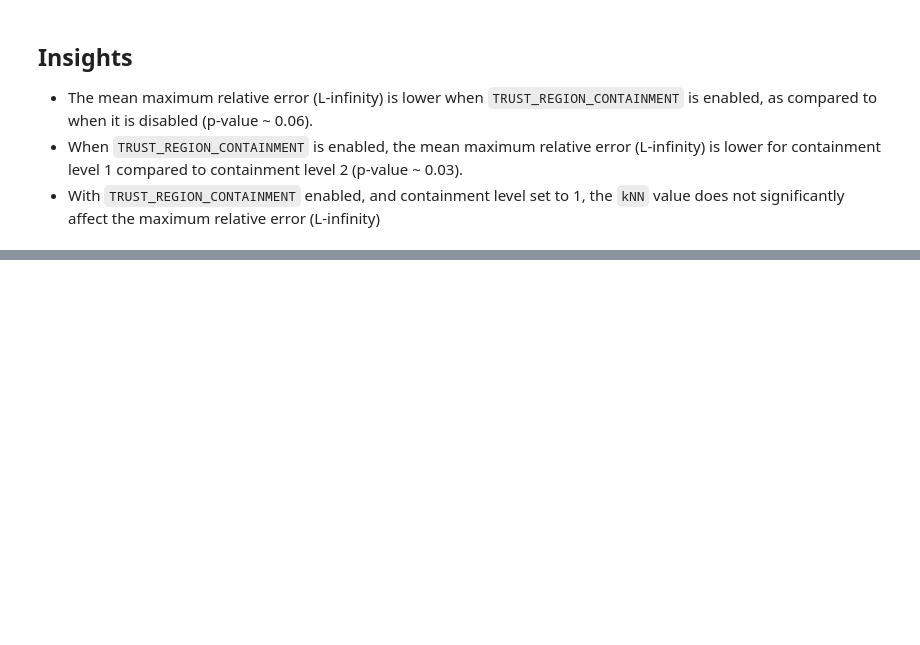
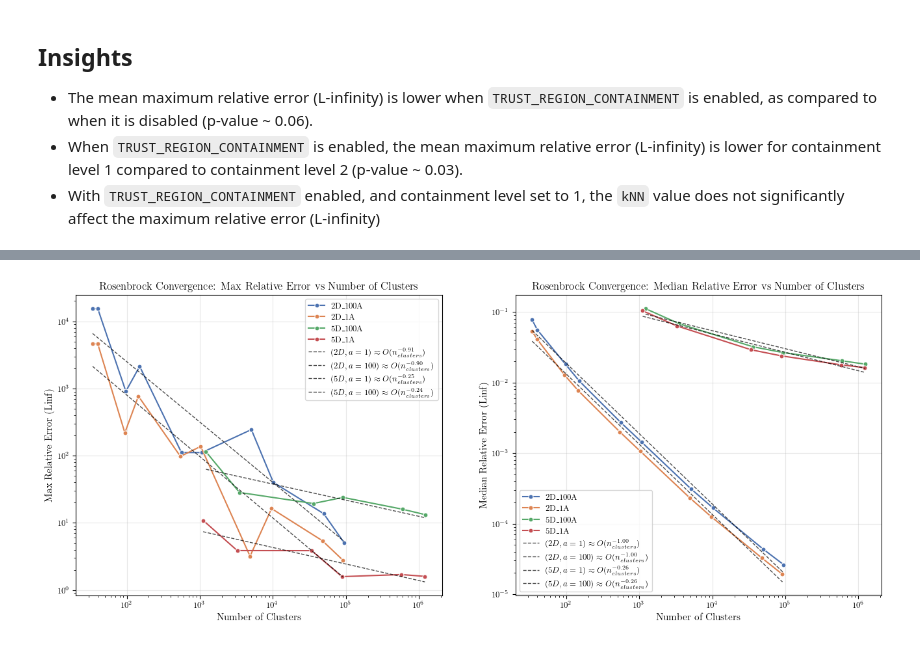
Before and after one commit to ut-padas/affini, a Jupyter notebook: ics26_eda.ipynb, the cells around one changed output, grey strips where cells are left out. Cells and saved outputs as stored; diff of their text form; code cells hidden in the pictures; blank space fills up the shorter version.

```diff
--- a/ics26_eda.ipynb
+++ b/ics26_eda.ipynb
@@ -900,0 +983,85 @@ plt.grid(True, which="both", ls="--", lw=0.5)
+# %%
+#  plot line plot of  n_clusters vs max_rel_error_linf
+plt.figure(figsize=(16, 6))
+plt.subplot(1, 2, 1)
+sns.lineplot(
+    data=df_rb_no_cont,
+    x="n_clusters",
+    y="max_rel_error_linf",
+    hue="rosenbrock_DIM_A",
+    marker="o",
+    palette=PALETTE,
+)
+# Fit line to each series to estimate cluster growth rate
+for (dim, a_val), group in df_rb_no_cont.groupby(["dim", "ROSENBROCK_A"]):
+    # Skip nan or inf values
+    group = group.where(~group.isin([np.inf, -np.inf]), np.nan).dropna(
+        subset=["n_clusters", "max_rel_error_linf"]
+    )
+    if len(group) < 3:
+        continue
+    X = np.log(group["n_clusters"]).values.reshape(-1, 1)
+    y = np.log(group["max_rel_error_linf"]).values
+    model = LinearRegression()
+    model.fit(X, y)
+    # Plot the fitted line
+    x_fit = np.linspace(X.min(), X.max(), 100).reshape(-1, 1)
+    y_fit = model.predict(x_fit)
+    plt.plot(
+        np.exp(x_fit),
+        np.exp(y_fit),
+        linestyle="--",
+        color="k",
+        lw=1,
+        alpha=0.7,
+        label=rf"$({dim}D, a={a_val}) \approx O(n_{{clusters}}^{{{model.coef_[0]:.2f}}})$",
+    )
+
+plt.legend()
+plt.xscale("log")
+plt.yscale("log")
+plt.title("Rosenbrock Convergence: Max Relative Error vs Number of Clusters")
+plt.xlabel("Number of Clusters")
+plt.ylabel("Max Relative Error (Linf)")
+
+
+plt.subplot(1, 2, 2)
+sns.lineplot(
+    data=df_rb_no_cont,
+    x="n_clusters",
+    y="median_rel_error_linf",
+    hue="rosenbrock_DIM_A",
+    marker="o",
+    palette=PALETTE,
+)
+# Fit line to each series to estimate cluster growth rate
+for (dim, a_val), group in df_rb_no_cont.groupby(["dim", "ROSENBROCK_A"]):
+    # Skip nan or inf values
+    group = group.where(~group.isin([np.inf, -np.inf]), np.nan).dropna(
+        subset=["n_clusters", "median_rel_error_linf"]
+    )
+    if len(group) < 3:
+        continue
+    X = np.log(group["n_clusters"]).values.reshape(-1, 1)
+    y = np.log(group["median_rel_error_linf"]).values
+    model = LinearRegression()
+    model.fit(X, y)
+    # Plot the fitted line
+    x_fit = np.linspace(X.min(), X.max(), 100).reshape(-1, 1)
+    y_fit = model.predict(x_fit)
+    plt.plot(
+        np.exp(x_fit),
+        np.exp(y_fit),
+        linestyle="--",
+        color="k",
+        lw=1,
+        alpha=0.7,
+        label=rf"$({dim}D, a={a_val}) \approx O(n_{{clusters}}^{{{model.coef_[0]:.2f}}})$",
+    )
+plt.legend()
+plt.xscale("log")
+plt.yscale("log")
+plt.title("Rosenbrock Convergence: Median Relative Error vs Number of Clusters")
+plt.xlabel("Number of Clusters")
+plt.ylabel("Median Relative Error (Linf)")
+# %% [output]
@@ -900,0 +1069 @@ plt.grid(True, which="both", ls="--", lw=0.5)
+[figure, added]
```
Also changed, not shown: parts of 22 cells of this notebook.
